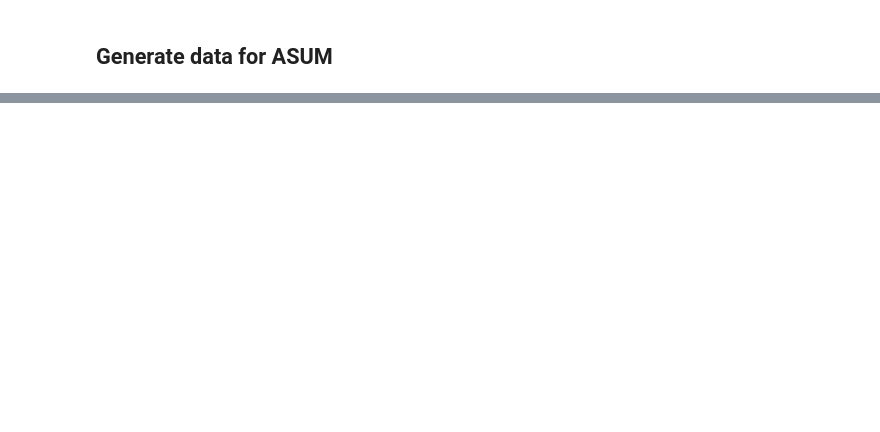
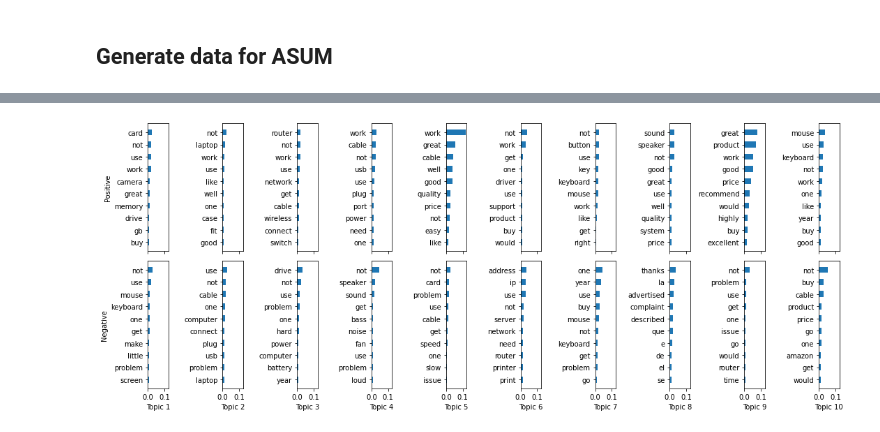
Before and after one commit to saiteki-kai/amazon-reviews, a Jupyter notebook: analysis/preprocess.ipynb, the cells around one changed output, grey strips where cells are left out. Drawn from its saved outputs; the diff is of its cells as text; code cells hidden in the pictures; blank space fills up the shorter version.

```diff
--- a/analysis/preprocess.ipynb
+++ b/analysis/preprocess.ipynb
@@ -62,7 +62,7 @@ with open(sentence_list, "a") as f:
   for doc in df["preprocess"]:
     f.write(f"{len(doc)}\n")
     for tokens in doc:
-      indexes = " ".join([str(vocabulary.index(t)) for t in tokens])
+      indexes = " ".join([str(vocabulary[t]) for t in tokens])
       f.write(f"{indexes}\n")
 # %%
 from utils import asum
@@ -69,0 +73,48 @@ asum("./data/asum/", "./output/", "0.1", "0.001/0.1/0", "1/1", "10")
+# %%
+df = pd.read_csv(
+    "../output/STO2-T10-S2(2)-A0.1-B0.001,0.1,0.0-G1.0,1.0-I500-ProbWords.csv"
+)
+
+def map_topic_sentiment(column_name):
+  if ("Unnamed" in column_name):
+    return None
+
+  values = column_name.split("-")
+  return {"sentiment": int(values[0][1]), "topic": int(values[1][1]), "colname": column_name }
+
+columns = df.columns.map(map_topic_sentiment)
+# %%
+import matplotlib.pyplot as plt
+import re
+
+def get_word_weight(item):
+  match = re.match("(\w+)\s+\((.*?)\)", item)
+  word, weight = match.groups()
+  return word, float(weight)
+
+n_top_words = 10
+
+fig, axes = plt.subplots(2, n_top_words, figsize=(15, 6), sharex=True)
+axes = axes.flatten()
+
+for idx, item in enumerate(columns):
+  if item is None:
+    continue
+
+  ax = axes[idx]
+  words = df[item["colname"]][:n_top_words]
+  weights = list(map(list, zip(*words.map(get_word_weight))))
+
+  weights = pd.DataFrame({"names": weights[0], "weights": weights[1]})
+  weights.sort_values("weights", inplace=True)
+
+  ax.barh(weights["names"], weights["weights"], height=0.5)
+
+  if idx > n_top_words - 1:
+    ax.set_xlabel(f"Topic {item['topic'] + 1}")
+
+  if idx == 0 or idx == n_top_words:
+    ax.set_ylabel("Positive" if item['sentiment'] == 0 else "Negative")
+fig.tight_layout()
+# %% [output]
+[figure, added]
```
Also changed, not shown: parts of 5 cells of this notebook.
